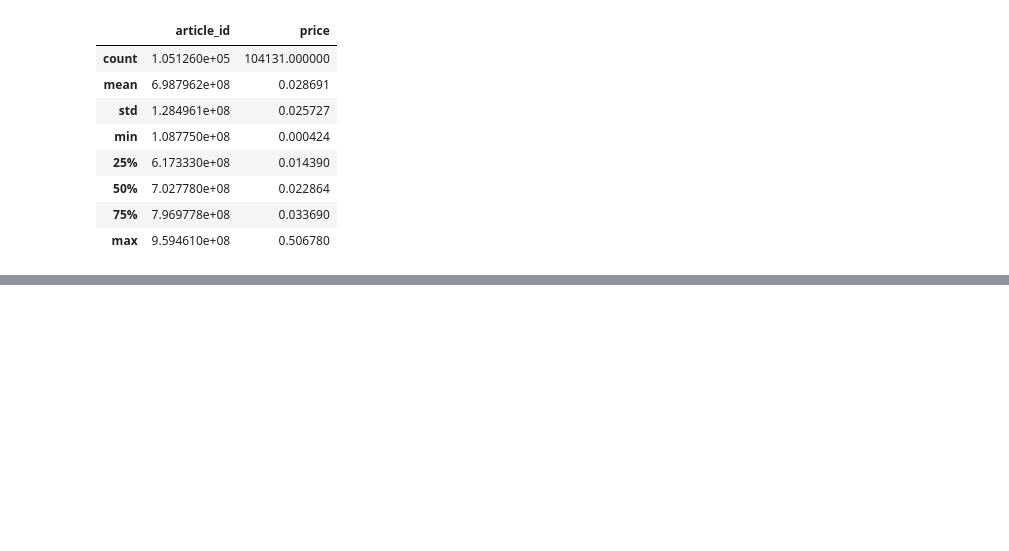
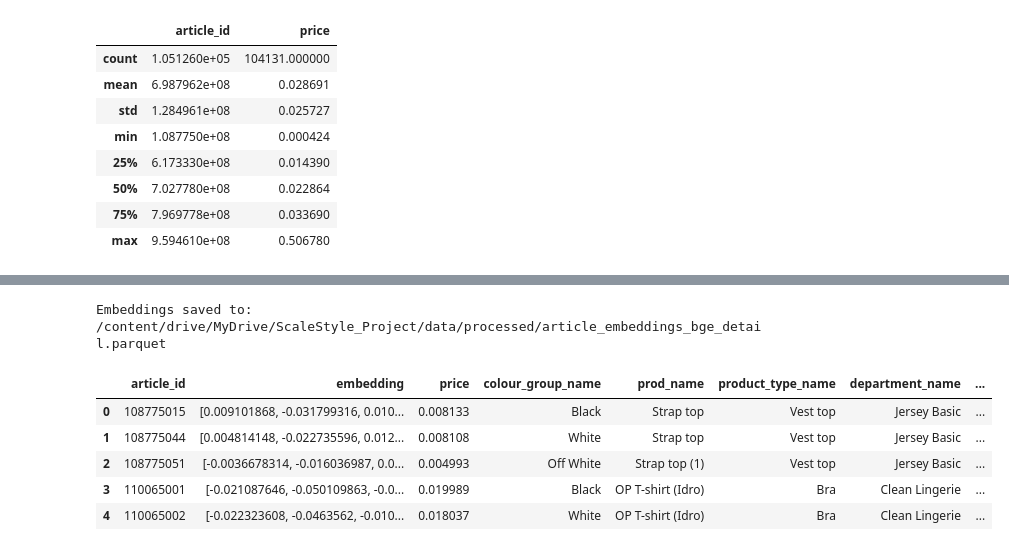
Before and after one commit to EthanGaoZhiyuan/ScaleStyle, a Jupyter notebook: data-pipeline/notebooks/generate_embeddings.ipynb, the cells around one changed output, grey strips where cells are left out. Saved outputs shown, nothing was run; the diff lists cells and outputs as text; code cells hidden in the pictures; blank space fills up the shorter version.

```diff
--- a/data-pipeline/notebooks/generate_embeddings.ipynb
+++ b/data-pipeline/notebooks/generate_embeddings.ipynb
@@ -339,0 +350,19 @@ _df.describe()
+# %%
+OUTPUT_PATH_DETAIL = "/content/drive/MyDrive/ScaleStyle_Project/data/processed/article_embeddings_bge_detail.parquet"
+
+output_df_detail = df_articles[['article_id', 'embedding', 'price', 'colour_group_name',"prod_name","product_type_name","department_name","detail_desc"]]
+output_df_detail.to_parquet(OUTPUT_PATH_DETAIL)
+
+print(f"Embeddings saved to: {OUTPUT_PATH_DETAIL}")
+# %% [output]
+Embeddings saved to: /content/drive/MyDrive/ScaleStyle_Project/data/processed/article_embeddings_bge_detail.parquet
+# %%
+_df_detail = pd.read_parquet(OUTPUT_PATH_DETAIL)
+_df_detail.head()
+# %% [output]
+|  | article_id | embedding | price | colour_group_name | prod_name | product_type_name | department_name | ... |
+| 0 | 108775015 | [0.009101868, -0.031799316, 0.010... | 0.008133 | Black | Strap top | Vest top | Jersey Basic | ... |
+| 1 | 108775044 | [0.004814148, -0.022735596, 0.012... | 0.008108 | White | Strap top | Vest top | Jersey Basic | ... |
+| 2 | 108775051 | [-0.0036678314, -0.016036987, 0.0... | 0.004993 | Off White | Strap top (1) | Vest top | Jersey Basic | ... |
+| 3 | 110065001 | [-0.021087646, -0.050109863, -0.0... | 0.019989 | Black | OP T-shirt (Idro) | Bra | Clean Lingerie | ... |
+| 4 | 110065002 | [-0.022323608, -0.0463562, -0.010... | 0.018037 | White | OP T-shirt (Idro) | Bra | Clean Lingerie | ... |
```
Also changed, not shown: parts of 3 cells of this notebook.
